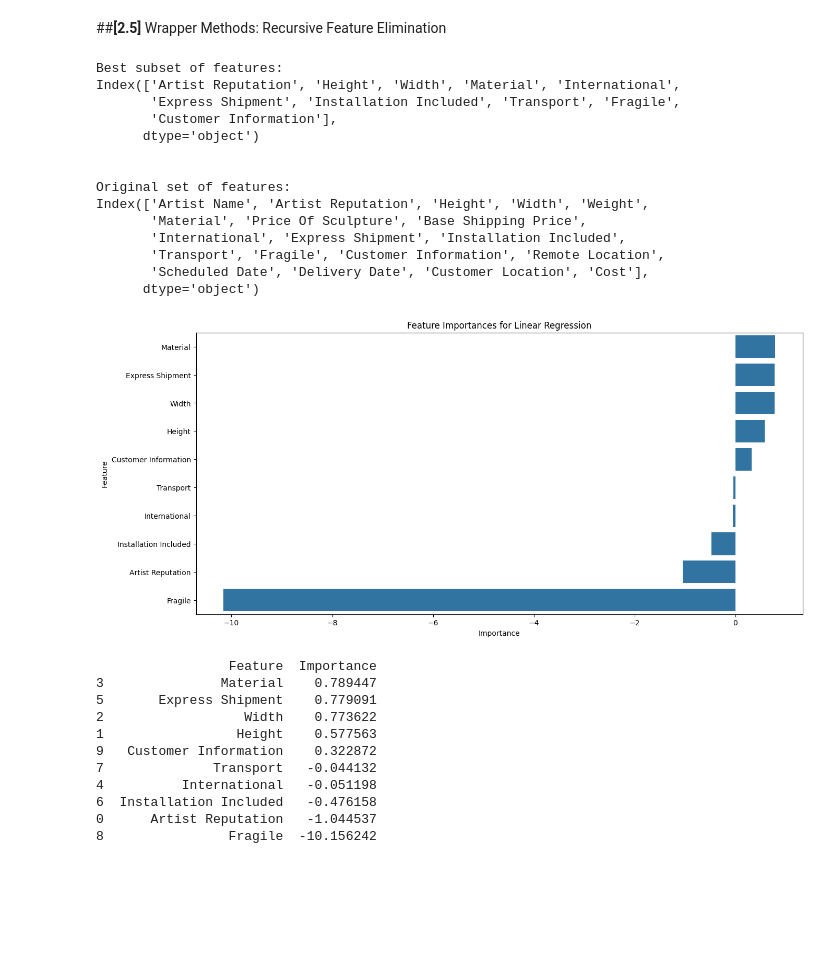
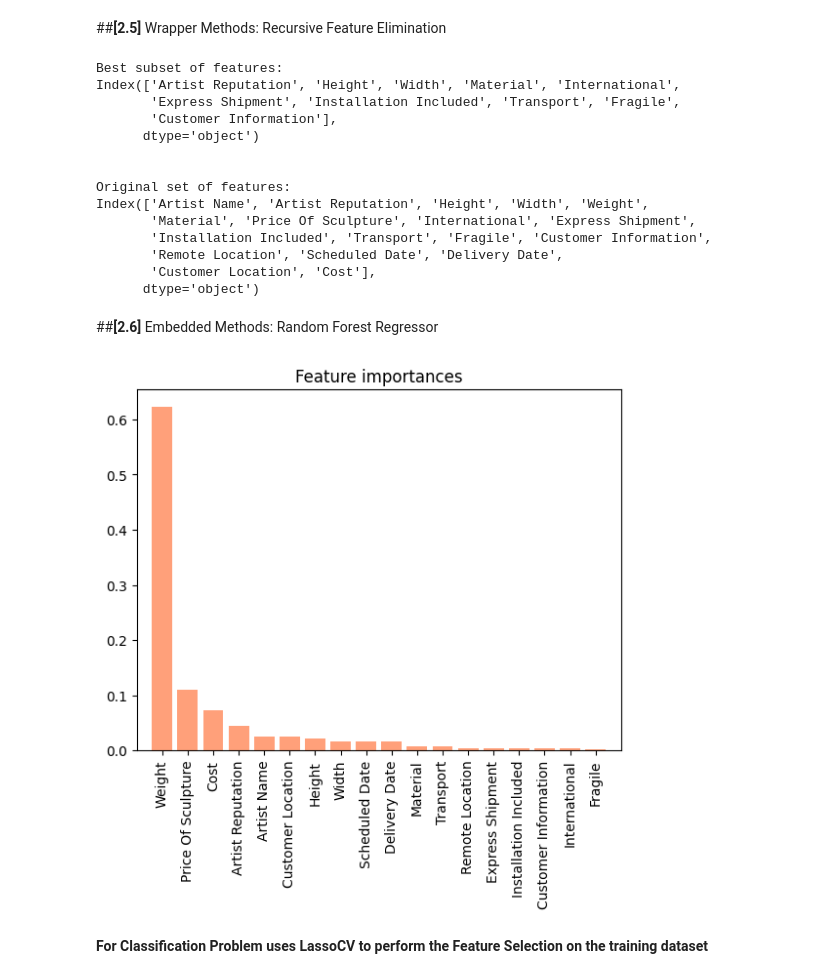
Before and after one commit to merrymira/UPASS_ML_WEEK5, a Jupyter notebook: UPASS_ML_WEEK5.ipynb, the cells around one changed output. Drawn from its saved outputs; the diff is of its cells as text; code cells hidden in the pictures; blank space fills up the shorter version.

```diff
--- a/UPASS_ML_WEEK5.ipynb
+++ b/UPASS_ML_WEEK5.ipynb
@@ -292,7 +290,7 @@ print("Best subset of features:")
 print(selected_features)
 print('\n')
 print("Original set of features:")
-print(df_train.columns)
+print(X_train.columns)
 # %% [output]
 Best subset of features:
 Index(['Artist Reputation', 'Height', 'Width', 'Material', 'International',
@@ -303,41 +301,31 @@ Index(['Artist Reputation', 'Height', 'Width', 'Material', 'International',
 
 Original set of features:
 Index(['Artist Name', 'Artist Reputation', 'Height', 'Width', 'Weight',
-       'Material', 'Price Of Sculpture', 'Base Shipping Price',
-       'International', 'Express Shipment', 'Installation Included',
-       'Transport', 'Fragile', 'Customer Information', 'Remote Location',
-       'Scheduled Date', 'Delivery Date', 'Customer Location', 'Cost'],
+       'Material', 'Price Of Sculpture', 'International', 'Express Shipment',
+       'Installation Included', 'Transport', 'Fragile', 'Customer Information',
+       'Remote Location', 'Scheduled Date', 'Delivery Date',
+       'Customer Location', 'Cost'],
       dtype='object')
-# %%
-# Extract the coefficients from the LinearRegression model
-coefs = rfe.estimator_.coef_
-
-# Create a dataframe with the features and their corresponding coefficients
-importance_df = pd.DataFrame({'Feature': selected_features, 'Importance': coefs})
-
-# Sort the dataframe by importance in descending order
-importance_df = importance_df.sort_values(by='Importance', ascending=False)
-
-# Plot the bar chart
-plt.figure(figsize=(15, 7))
-sns.barplot(x='Importance', y='Feature', data=importance_df)
-plt.title('Feature Importances for Linear Regression')
-plt.show()
-
-# Print the importance dataframe
-print(importance_df)
-# %% [output]
-[figure, removed]
-                 Feature  Importance
-3               Material    0.789447
-5       Express Shipment    0.779091
-2                  Width    0.773622
-1                 Height    0.577563
-9   Customer Information    0.322872
-7              Transport   -0.044132
-4          International   -0.051198
-6  Installation Included   -0.476158
-0      Artist Reputation   -1.044537
-8                Fragile  -10.156242
+# %% [markdown]
+##**[2.6]** Embedded Methods: Random Forest Regressor
+# %%
+from sklearn.ensemble import RandomForestRegressor
+import matplotlib.pyplot as plt
+import numpy as np
+
+rf = RandomForestRegressor(n_estimators=100, random_state=42)
+rf.fit(X_train, y_train)
+importances = rf.feature_importances_
+indices = np.argsort(importances)[::-1]
+plt.figure()
+plt.title("Feature importances")
+plt.bar(range(X_train.shape[1]), importances[indices], color="lightsalmon", align="center")
+plt.xticks(range(X_train.shape[1]), X_train.columns[indices], rotation=90)  # Using column names instead of indices
+plt.xlim([-1, X_train.shape[1]])
+plt.show()
+# %% [output]
+[figure, added]
+# %% [markdown]
+**For Classification Problem uses LassoCV to perform the Feature Selection on the training dataset**
 # %%
 from sklearn.linear_model import LassoCV
```
Also changed, not shown: parts of 4 cells of this notebook.
